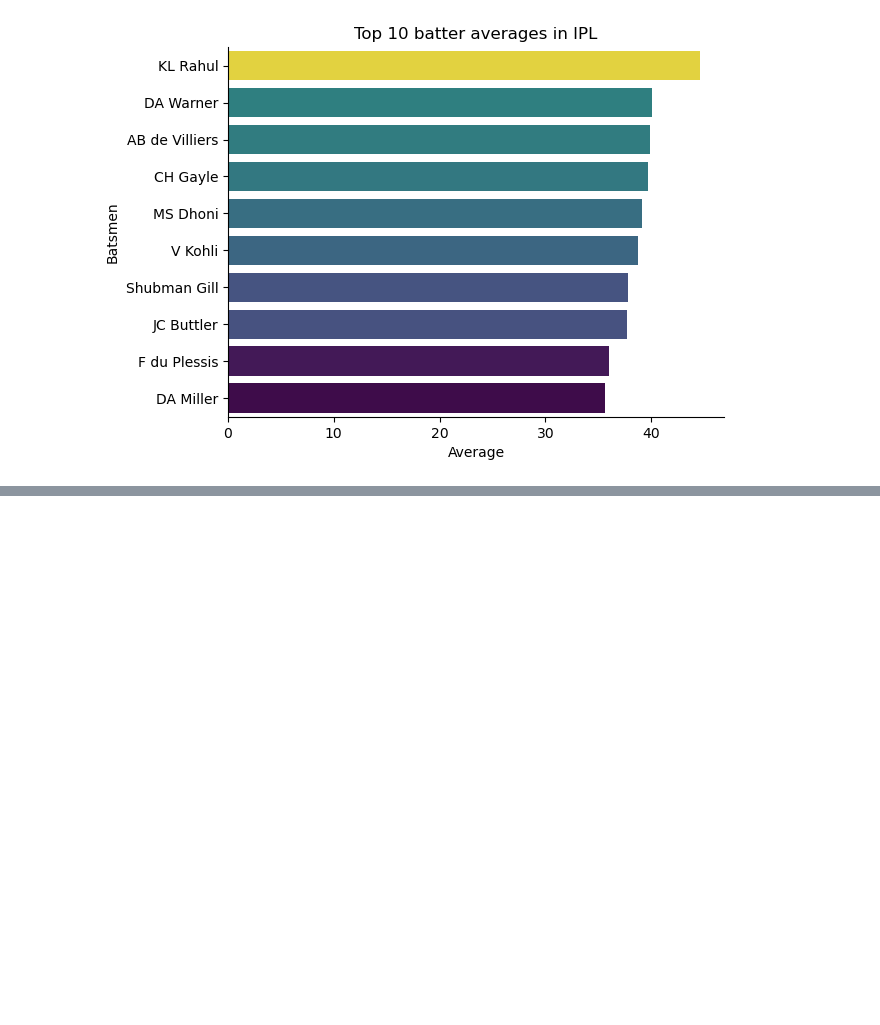
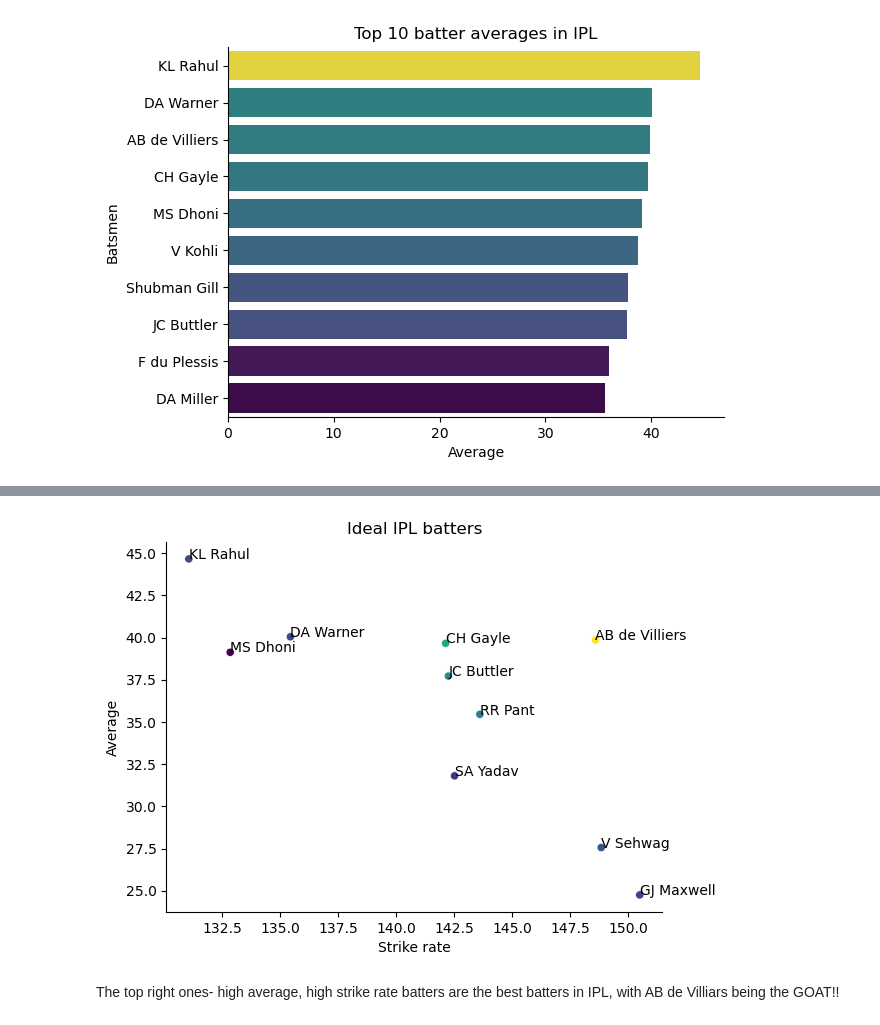
Before and after one commit to Prashant0594/python_data_projects, a Jupyter notebook: project_IPL_analysis/best_batsman.ipynb, the cells around one changed output, grey strips where cells are left out. Cells and saved outputs as stored; diff of their text form; code cells hidden in the pictures; blank space fills up the shorter version.

```diff
--- a/project_IPL_analysis/best_batsman.ipynb
+++ b/project_IPL_analysis/best_batsman.ipynb
@@ -125,0 +210,3 @@ Best batsman - strike rate
+# %%
+runs['average']=runs['batsman_runs']/runs['count']
+runs
@@ -125,0 +231,3 @@ Best batsman - strike rate
+# %%
+balls_faced=df.groupby('batter')['ball'].count().reset_index()
+balls_faced
@@ -125,0 +248,3 @@ Best batsman - strike rate
+# %%
+runs=runs.merge(balls_faced,left_on='batter',right_on='batter',how='left')
+runs
@@ -125,0 +269,5 @@ Best batsman - strike rate
+# %%
+runs['strike_rate']=(runs['batsman_runs']/runs['ball'])*100
+runs['rating']=runs['average']+runs['strike_rate']
+runs=runs.sort_values(by='rating',ascending=False).head(10)
+runs
@@ -125,0 +286,15 @@ Best batsman - strike rate
+# %%
+sns.scatterplot(data=runs,x='strike_rate',y='average',hue='rating',palette='viridis')
+sns.despine()
+plt.legend().remove()
+plt.xlabel('Strike rate')
+plt.ylabel('Average')
+plt.title('Ideal IPL batters')
+for i in range(len(runs)):
+    plt.text(runs['strike_rate'].iloc[i],runs['average'].iloc[i],runs['batter'].iloc[i])
+
+plt.show()
+# %% [output]
+[figure, added]
+# %% [markdown]
+The top right ones- high average, high strike rate batters are the best batters in IPL, with AB de Villiars being the GOAT!!
```
Also changed, not shown: parts of 14 cells of this notebook, 1 other file.
